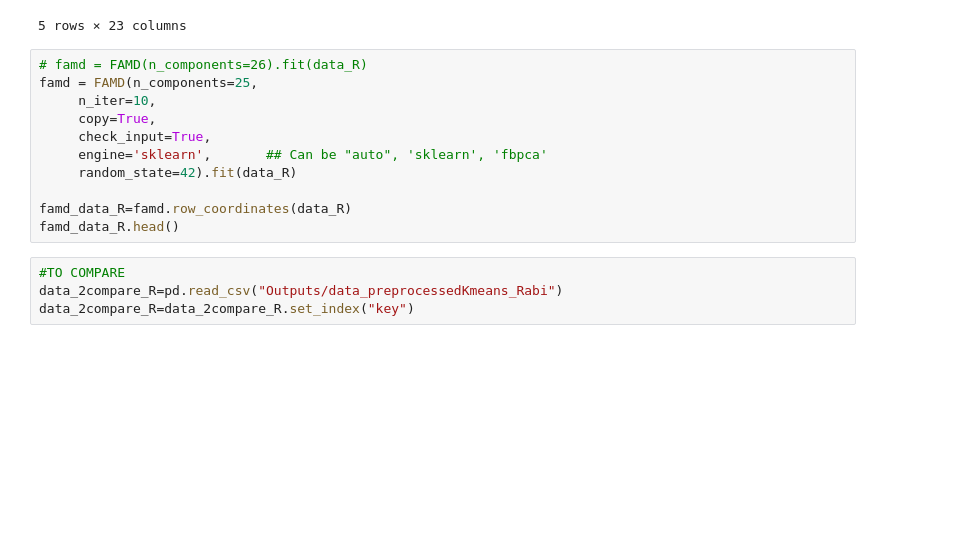
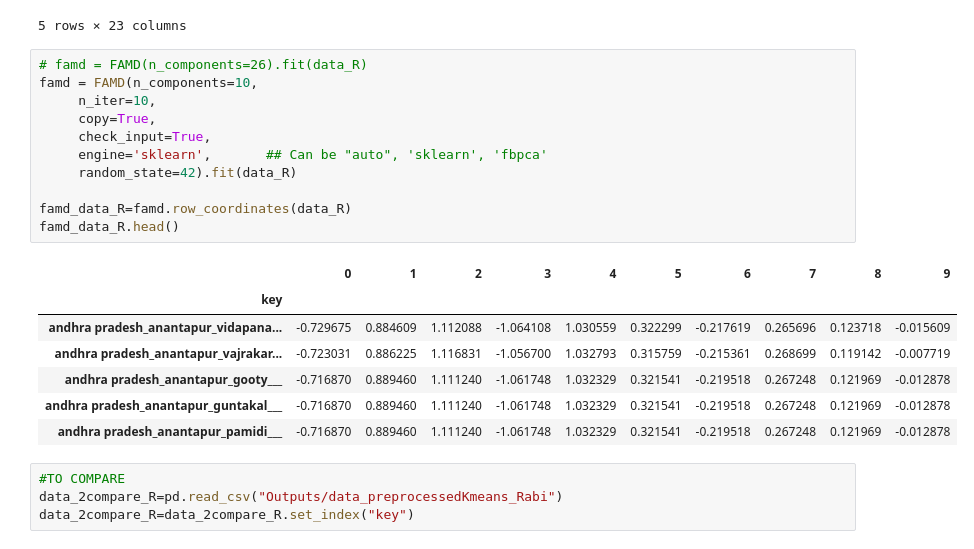
Before and after one commit to amaurylancelin/Datathon, a Jupyter notebook: clustering_without admin.ipynb, the cells around one changed output. Drawn from its saved outputs; the diff is of its cells as text; blank space fills up the shorter version.

```diff
--- a/clustering_without admin.ipynb
+++ b/clustering_without admin.ipynb
@@ -473,15 +478,23 @@ data_R.head()
 5 rows × 23 columns
 # %%
 # famd = FAMD(n_components=26).fit(data_R)
-famd = FAMD(n_components=25,
+famd = FAMD(n_components=10,
      n_iter=10,
      copy=True,
      check_input=True,
      engine='sklearn',       ## Can be "auto", 'sklearn', 'fbpca'
      random_state=42).fit(data_R)
 
 famd_data_R=famd.row_coordinates(data_R)
 famd_data_R.head()
+# %% [output]
+|  | 0 | 1 | 2 | 3 | 4 | 5 | 6 | 7 | 8 | 9 |
+| key |  |  |  |  |  |  |  |  |  |  |
+| andhra pradesh_anantapur_vidapana... | -0.729675 | 0.884609 | 1.112088 | -1.064108 | 1.030559 | 0.322299 | -0.217619 | 0.265696 | 0.123718 | -0.015609 |
+| andhra pradesh_anantapur_vajrakar... | -0.723031 | 0.886225 | 1.116831 | -1.056700 | 1.032793 | 0.315759 | -0.215361 | 0.268699 | 0.119142 | -0.007719 |
+| andhra pradesh_anantapur_gooty___ | -0.716870 | 0.889460 | 1.111240 | -1.061748 | 1.032329 | 0.321541 | -0.219518 | 0.267248 | 0.121969 | -0.012878 |
+| andhra pradesh_anantapur_guntakal___ | -0.716870 | 0.889460 | 1.111240 | -1.061748 | 1.032329 | 0.321541 | -0.219518 | 0.267248 | 0.121969 | -0.012878 |
+| andhra pradesh_anantapur_pamidi___ | -0.716870 | 0.889460 | 1.111240 | -1.061748 | 1.032329 | 0.321541 | -0.219518 | 0.267248 | 0.121969 | -0.012878 |
 # %%
 #TO COMPARE
 data_2compare_R=pd.read_csv("Outputs/data_preprocessedKmeans_Rabi")
```
Also changed, not shown: parts of 27 cells of this notebook, 1 other file.
